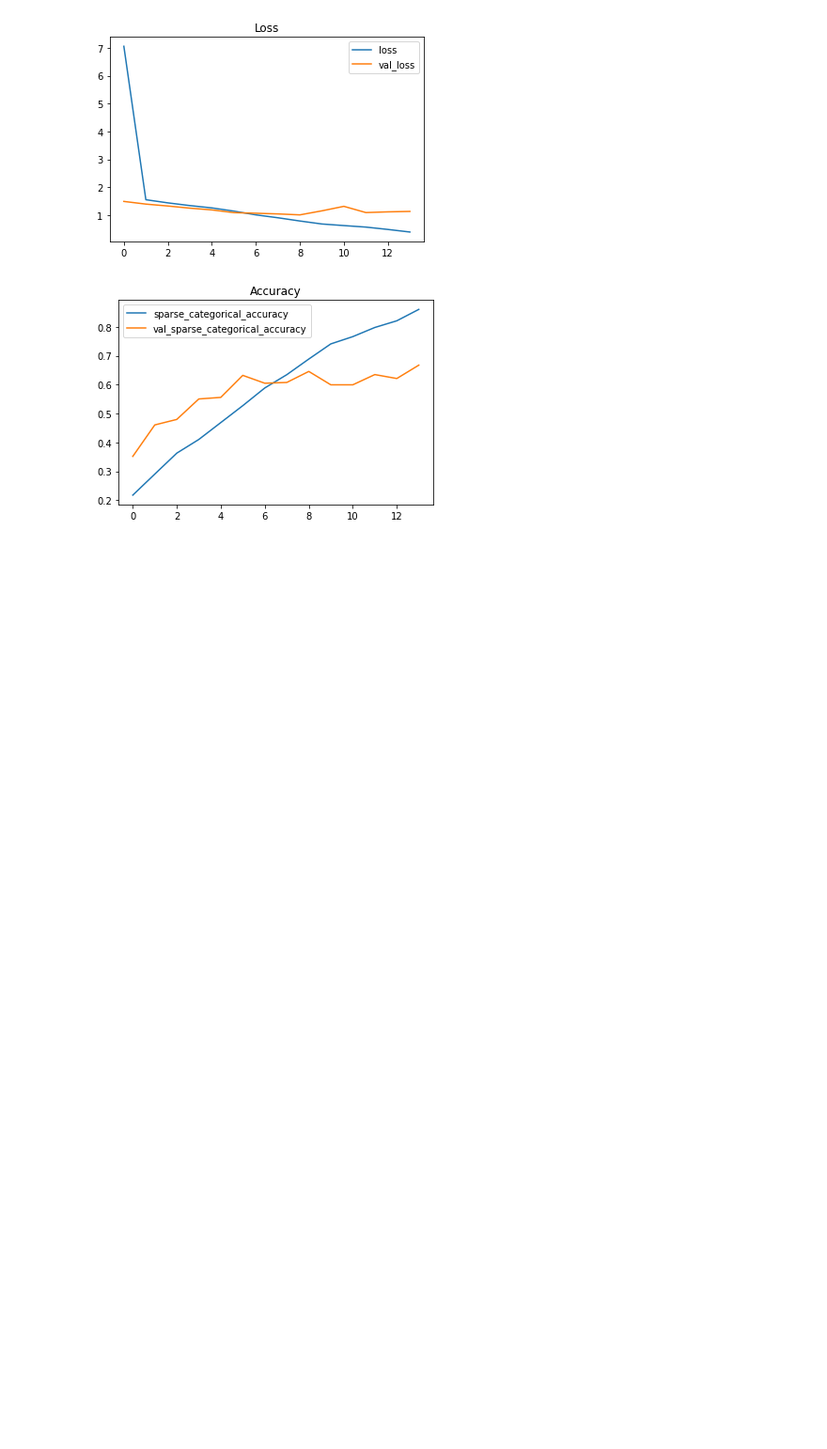
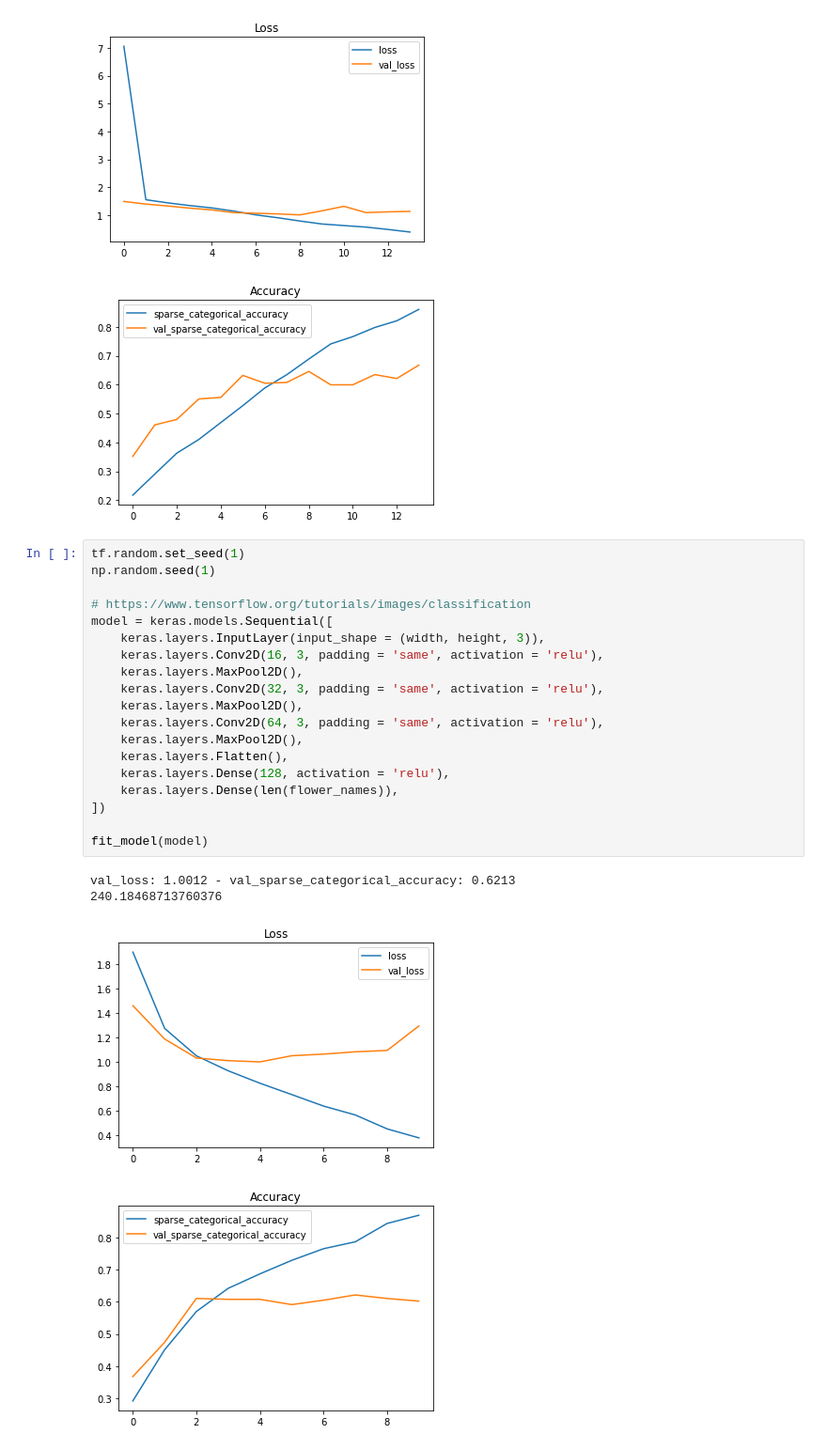
Before and after one commit to chiahsun/problem_solving, a Jupyter notebook: tensorflow/dataset/tf_flowers/tf_flowers.ipynb, the cells around one changed output. Shown at 94% size. Cells and saved outputs as stored; diff of their text form; blank space fills up the shorter version.

```diff
--- a/tensorflow/dataset/tf_flowers/tf_flowers.ipynb
+++ b/tensorflow/dataset/tf_flowers/tf_flowers.ipynb
@@ -573,3 +591,27 @@ val_loss: 1.0082 - val_sparse_categorical_accuracy: 0.6676
 175.16171407699585
 [figure]
 [figure]
+# %%
+tf.random.set_seed(1)
+np.random.seed(1)
+
+# https://www.tensorflow.org/tutorials/images/classification
+model = keras.models.Sequential([
+    keras.layers.InputLayer(input_shape = (width, height, 3)),
+    keras.layers.Conv2D(16, 3, padding = 'same', activation = 'relu'),
+    keras.layers.MaxPool2D(),
+    keras.layers.Conv2D(32, 3, padding = 'same', activation = 'relu'),
+    keras.layers.MaxPool2D(),
+    keras.layers.Conv2D(64, 3, padding = 'same', activation = 'relu'),
+    keras.layers.MaxPool2D(),
+    keras.layers.Flatten(),
+    keras.layers.Dense(128, activation = 'relu'),
+    keras.layers.Dense(len(flower_names)),
+])
+
+fit_model(model)
+# %% [output]
+val_loss: 1.0012 - val_sparse_categorical_accuracy: 0.6213
+240.18468713760376
+[figure, added]
+[figure, added]
```
Also changed, not shown: parts of 20 cells of this notebook, 47 other files.
